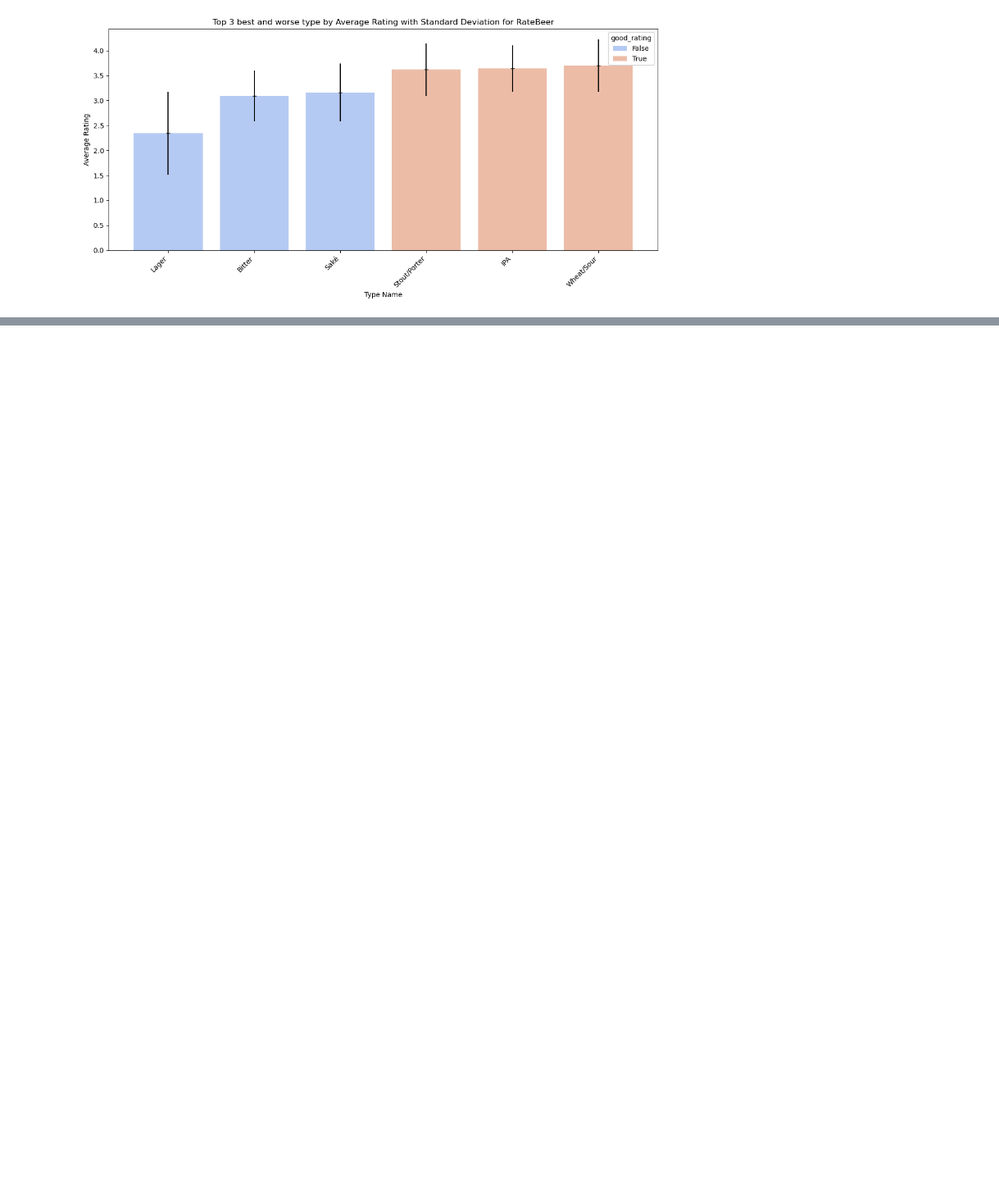
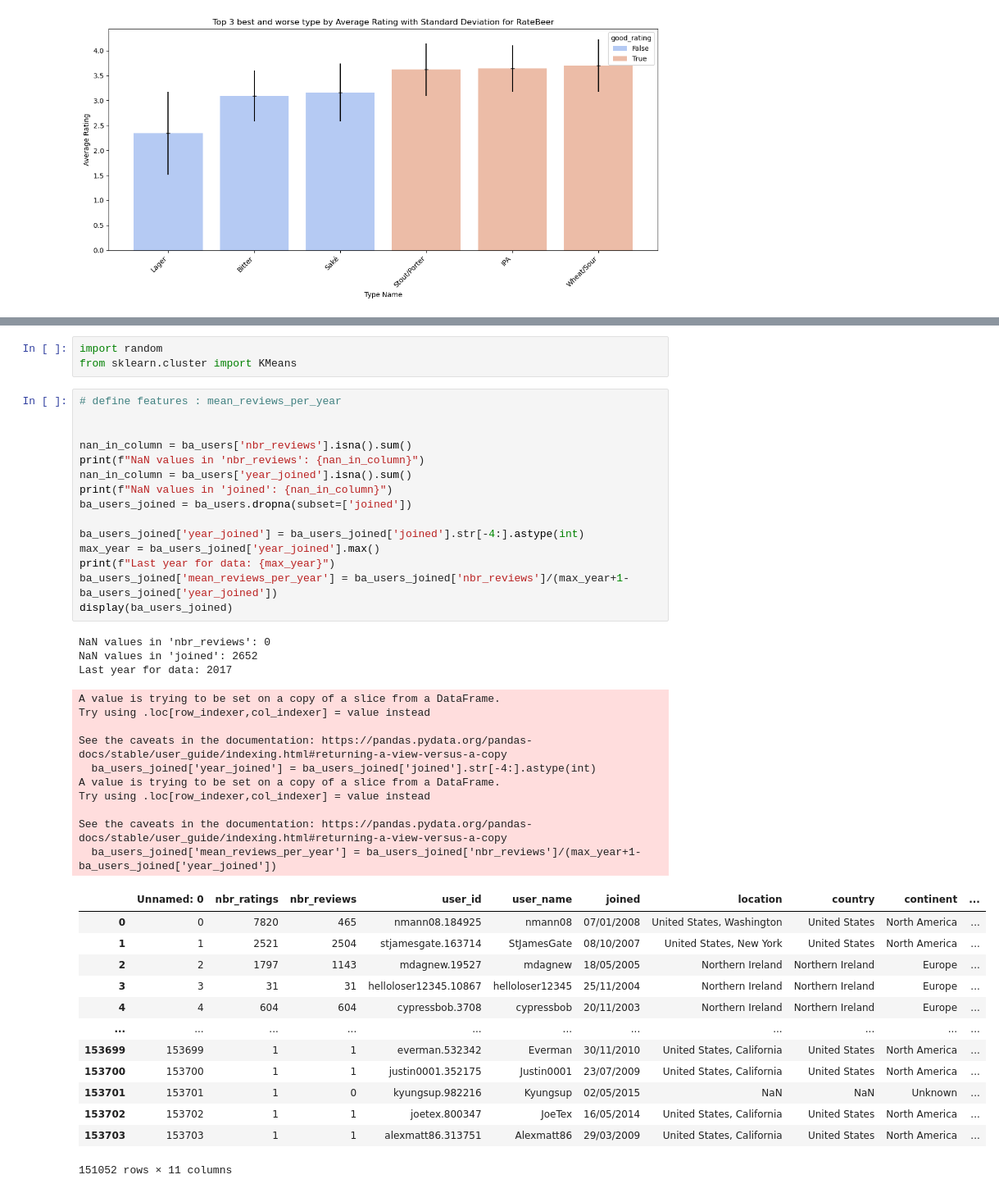
Before and after one commit to epfl-ada/ada-2024-project-bada55, a Jupyter notebook: results.ipynb, the cells around one changed output, grey strips where cells are left out. Shown at 82% size. Drawn from its saved outputs; the diff is of its cells as text; blank space fills up the shorter version.

```diff
--- a/results.ipynb
+++ b/results.ipynb
@@ -541,0 +657,45 @@ plt.show()
+# %%
+import random
+from sklearn.cluster import KMeans
+# %%
+# define features : mean_reviews_per_year
+
+
+nan_in_column = ba_users['nbr_reviews'].isna().sum()
+print(f"NaN values in 'nbr_reviews': {nan_in_column}")
+nan_in_column = ba_users['year_joined'].isna().sum()
+print(f"NaN values in 'joined': {nan_in_column}")
+ba_users_joined = ba_users.dropna(subset=['joined'])
+
+ba_users_joined['year_joined'] = ba_users_joined['joined'].str[-4:].astype(int)
+max_year = ba_users_joined['year_joined'].max()
+print(f"Last year for data: {max_year}")
+ba_users_joined['mean_reviews_per_year'] = ba_users_joined['nbr_reviews']/(max_year+1-ba_users_joined['year_joined'])
+display(ba_users_joined)
+# %% [output]
+NaN values in 'nbr_reviews': 0
+NaN values in 'joined': 2652
+Last year for data: 2017
+A value is trying to be set on a copy of a slice from a DataFrame.
+Try using .loc[row_indexer,col_indexer] = value instead
+
+See the caveats in the documentation: https://pandas.pydata.org/pandas-docs/stable/user_guide/indexing.html#returning-a-view-versus-a-copy
+  ba_users_joined['year_joined'] = ba_users_joined['joined'].str[-4:].astype(int)
+A value is trying to be set on a copy of a slice from a DataFrame.
+Try using .loc[row_indexer,col_indexer] = value instead
+
+See the caveats in the documentation: https://pandas.pydata.org/pandas-docs/stable/user_guide/indexing.html#returning-a-view-versus-a-copy
+  ba_users_joined['mean_reviews_per_year'] = ba_users_joined['nbr_reviews']/(max_year+1-ba_users_joined['year_joined'])
+|  | Unnamed: 0 | nbr_ratings | nbr_reviews | user_id | user_name | joined | location | country | continent | ... |
+| 0 | 0 | 7820 | 465 | nmann08.184925 | nmann08 | 07/01/2008 | United States, Washington | United States | North America | ... |
+| 1 | 1 | 2521 | 2504 | stjamesgate.163714 | StJamesGate | 08/10/2007 | United States, New York | United States | North America | ... |
+| 2 | 2 | 1797 | 1143 | mdagnew.19527 | mdagnew | 18/05/2005 | Northern Ireland | Northern Ireland | Europe | ... |
+| 3 | 3 | 31 | 31 | helloloser12345.10867 | helloloser12345 | 25/11/2004 | Northern Ireland | Northern Ireland | Europe | ... |
+| 4 | 4 | 604 | 604 | cypressbob.3708 | cypressbob | 20/11/2003 | Northern Ireland | Northern Ireland | Europe | ... |
+| ... | ... | ... | ... | ... | ... | ... | ... | ... | ... | ... |
+| 153699 | 153699 | 1 | 1 | everman.532342 | Everman | 30/11/2010 | United States, California | United States | North America | ... |
+| 153700 | 153700 | 1 | 1 | justin0001.352175 | Justin0001 | 23/07/2009 | United States, California | United States | North America | ... |
+| 153701 | 153701 | 1 | 0 | kyungsup.982216 | Kyungsup | 02/05/2015 | NaN | NaN | Unknown | ... |
+| 153702 | 153702 | 1 | 1 | joetex.800347 | JoeTex | 16/05/2014 | United States, California | United States | North America | ... |
+| 153703 | 153703 | 1 | 1 | alexmatt86.313751 | Alexmatt86 | 29/03/2009 | United States, California | United States | North America | ... |
+151052 rows × 11 columns
```
Also changed, not shown: parts of 19 cells of this notebook, 3 other files.
